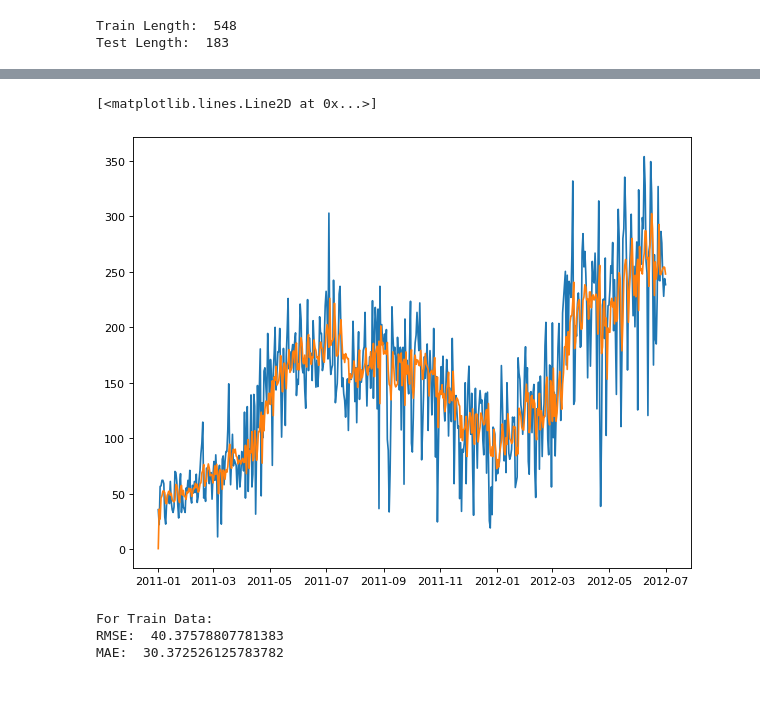
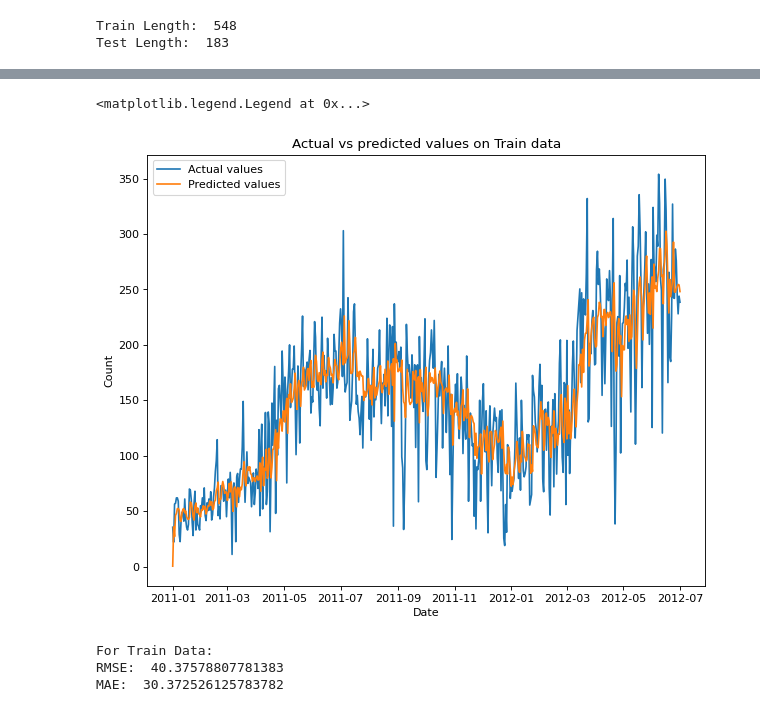
Before and after one commit to AkashM006/Bike-sharing-prediction, a Jupyter notebook: project.ipynb, the cells around one changed output, grey strips where cells are left out. Cells and saved outputs as stored; diff of their text form; code cells hidden in the pictures.

```diff
--- a/project.ipynb
+++ b/project.ipynb
@@ -725,11 +760,15 @@ Covariance Type:                               opg
 Warnings:
 [1] Covariance matrix calculated using the outer product of gradients (complex-step).
 # %%
-plt.plot(train.index, train['cnt'])
-plt.plot(train.index, model.fittedvalues())
+plt.plot(train.index, train['cnt'], label='Actual values')
+plt.plot(train.index, model.fittedvalues(), label='Predicted values')
+plt.title('Actual vs predicted values on Train data')
+plt.xlabel('Date')
+plt.ylabel('Count')
+plt.legend()
 # %% [output]
-[<matplotlib.lines.Line2D at 0x...>]
+<matplotlib.legend.Legend at 0x...>
-[figure, old version]
+[figure, new version]
 # %%
 print("For Train Data: ")
 
```
Also changed, not shown: parts of 42 cells of this notebook.
